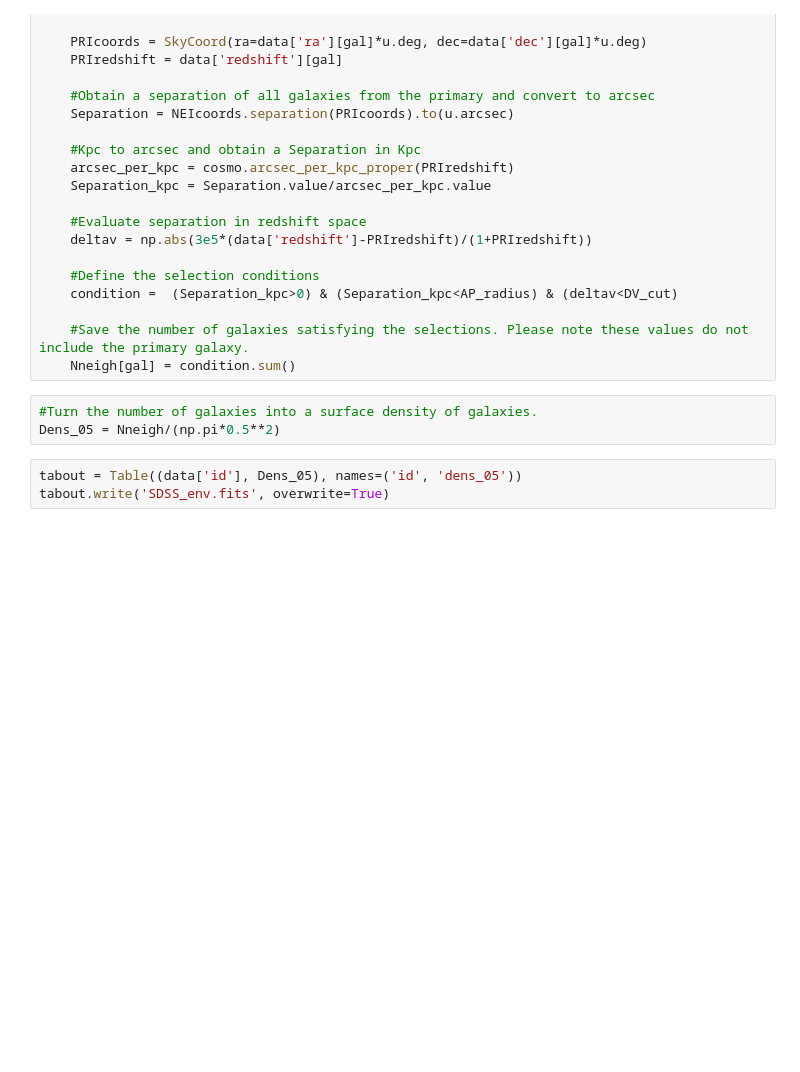
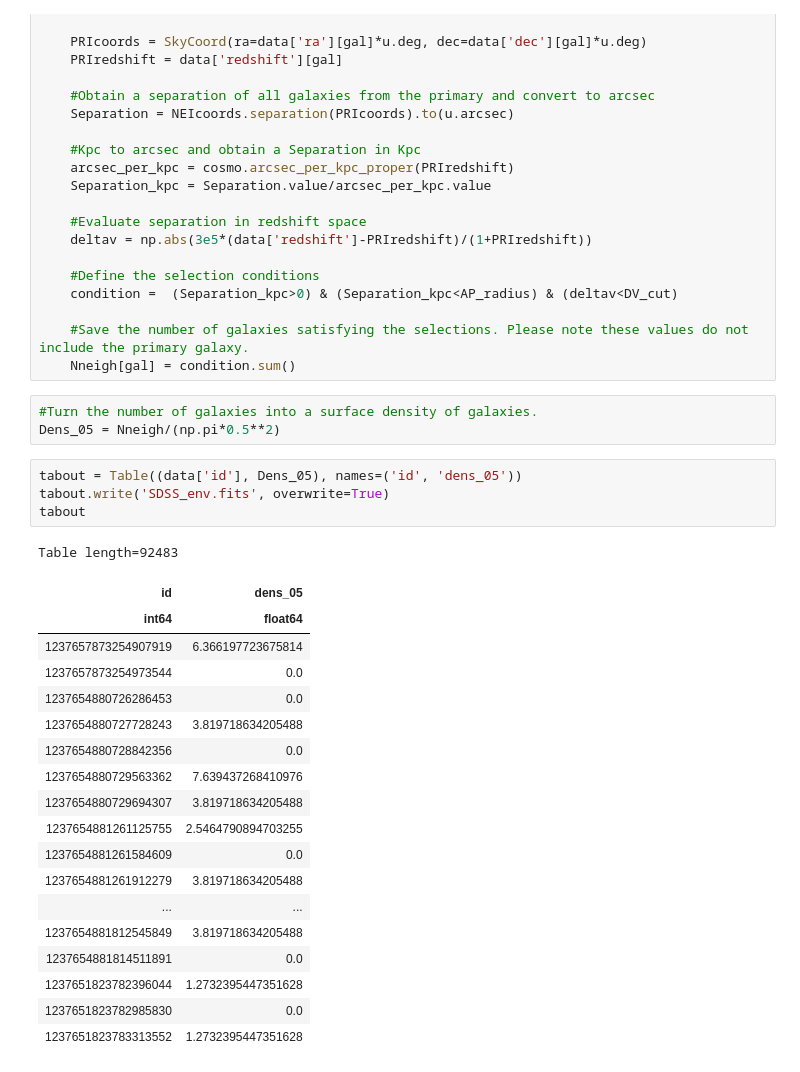
Before and after one commit to M-Bianchi/Laboratory_of_Data_Analysis, a Jupyter notebook: MainActivity/Local Galaxy Environment in SDSS.ipynb, the cells around one changed output. Saved outputs shown, nothing was run; the diff lists cells and outputs as text; blank space fills up the shorter version.

```diff
--- a/MainActivity/Local Galaxy Environment in SDSS.ipynb
+++ b/MainActivity/Local Galaxy Environment in SDSS.ipynb
@@ -43,3 +48,24 @@ Dens_05 = Nneigh/(np.pi*0.5**2)
 # %%
 tabout = Table((data['id'], Dens_05), names=('id', 'dens_05'))
 tabout.write('SDSS_env.fits', overwrite=True)
+tabout
+# %% [output]
+Table length=92483
+| id | dens_05 |
+| int64 | float64 |
+| 1237657873254907919 | 6.366197723675814 |
+| 1237657873254973544 | 0.0 |
+| 1237654880726286453 | 0.0 |
+| 1237654880727728243 | 3.819718634205488 |
+| 1237654880728842356 | 0.0 |
+| 1237654880729563362 | 7.639437268410976 |
+| 1237654880729694307 | 3.819718634205488 |
+| 1237654881261125755 | 2.5464790894703255 |
+| 1237654881261584609 | 0.0 |
+| 1237654881261912279 | 3.819718634205488 |
+| ... | ... |
+| 1237654881812545849 | 3.819718634205488 |
+| 1237654881814511891 | 0.0 |
+| 1237651823782396044 | 1.2732395447351628 |
+| 1237651823782985830 | 0.0 |
+| 1237651823783313552 | 1.2732395447351628 |
```
Also changed, not shown: parts of 2 cells of this notebook, 1 other file.
